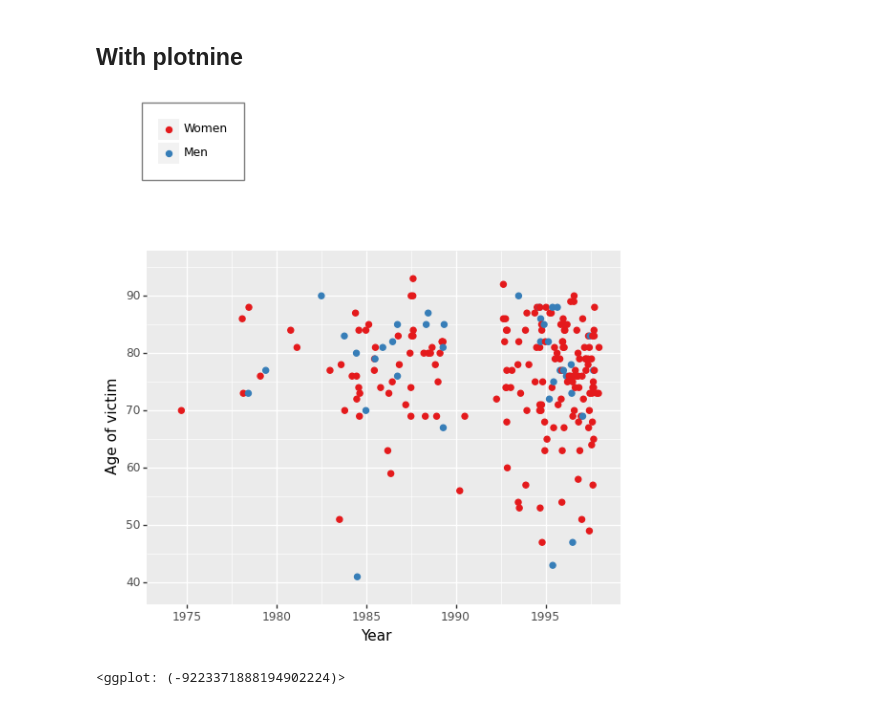
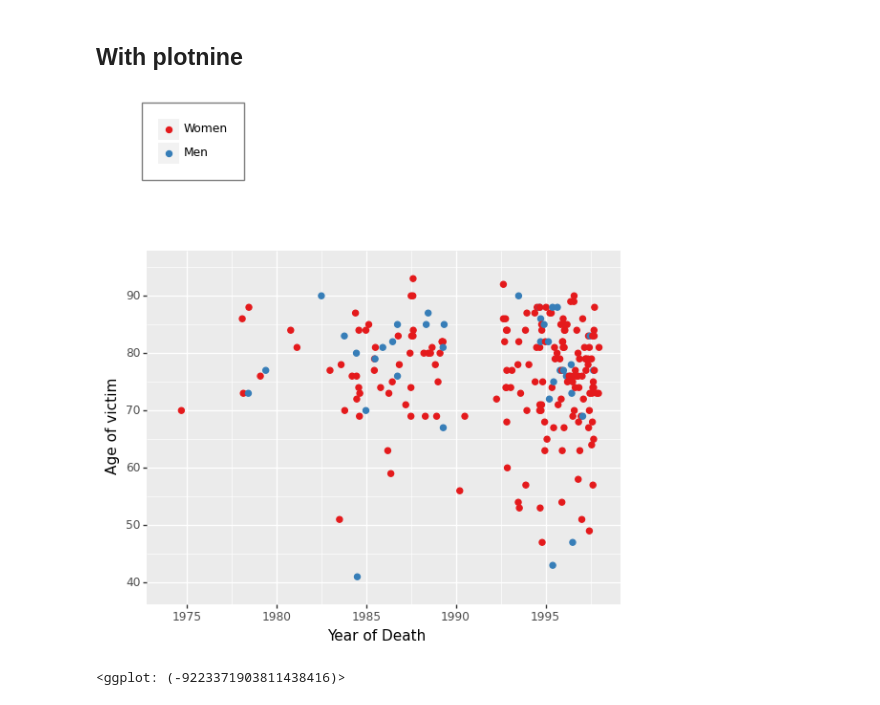
Before and after one commit to pmayd/ArtofStatistics, a Jupyter notebook: 00-1-age-and-year-of-deathofharold-shipmans-victims/00-1-age-year-shipman victims-x.ipynb, the cells around one changed output. Drawn from its saved outputs; the diff is of its cells as text; code cells hidden in the pictures.

```diff
--- a/00-1-age-and-year-of-deathofharold-shipmans-victims/00-1-age-year-shipman victims-x.ipynb
+++ b/00-1-age-and-year-of-deathofharold-shipmans-victims/00-1-age-year-shipman victims-x.ipynb
@@ -43,17 +60,17 @@ from plotnine import *
 # %%
 s = ggplot(df, aes(x="fractionalDeathYear", y="Age", colour="reorder(gender2, gender)")) # initialise plot for the scatter-chart
 s += geom_point(size=2) # assign scatter chart-type with size 2 points
-s += labs(x="Year", y="Age of victim") # Adds axis labels
+s += labs(x="Year of Death", y="Age of victim") # Adds axis labels
 s += scale_x_continuous(breaks=range(1975, 1996, 5), limits=[1974,1998]) #x-axis labels every 5 years and between 74 and 98
 s += scale_y_continuous(breaks=range(40, 91, 10), limits=[39,95]) # y-axis every 10 years and between 39 and 95
 #s += scale_size_continuous(name="Size", guide=False)  # turns off size legend
 s += scale_color_brewer(type="qual", palette="Set1") # sets the colour palette
 s += theme(legend_position=(0.2,1.12), legend_background=element_rect(color="grey"), legend_title=element_blank()) # positions. borders, and un-titles the legend
 
 s
 # %% [output]
-[figure, old version]
+[figure, new version]
-<ggplot: (-9223371888194902224)>
+<ggplot: (-9223371903811438416)>
 # %%
 s += geom_rug(sides="tr", show_legend=False)
 
```
Also changed, not shown: parts of 6 cells of this notebook, 2 other files.
